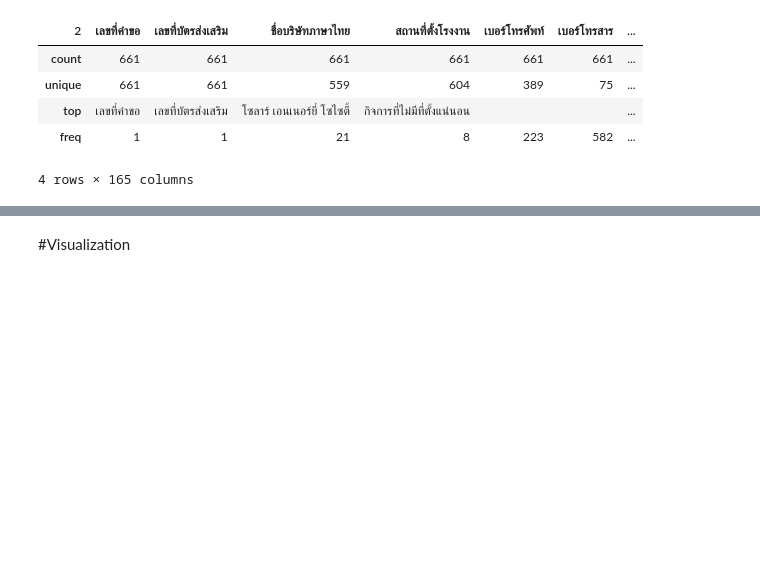
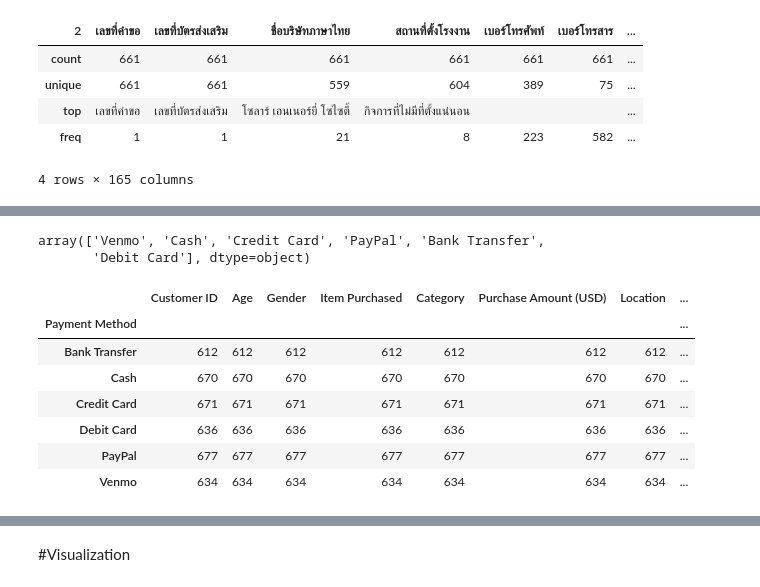
Before and after one commit to puttipongyy/BSC_DPDM23, a Jupyter notebook: Understanding_Data.ipynb, the cells around one changed output, grey strips where cells are left out. Saved outputs shown, nothing was run; the diff lists cells and outputs as text; code cells hidden in the pictures; blank space fills up the shorter version.

```diff
--- a/Understanding_Data.ipynb
+++ b/Understanding_Data.ipynb
@@ -76,0 +127,16 @@ data_from_gsheets2.describe()
+# %%
+shopping_data['Payment Method'].unique()
+# %% [output]
+array(['Venmo', 'Cash', 'Credit Card', 'PayPal', 'Bank Transfer',
+       'Debit Card'], dtype=object)
+# %%
+shopping_data.groupby('Payment Method').count()
+# %% [output]
+|  | Customer ID | Age | Gender | Item Purchased | Category | Purchase Amount (USD) | Location | ... |
+| Payment Method |  |  |  |  |  |  |  | ... |
+| Bank Transfer | 612 | 612 | 612 | 612 | 612 | 612 | 612 | ... |
+| Cash | 670 | 670 | 670 | 670 | 670 | 670 | 670 | ... |
+| Credit Card | 671 | 671 | 671 | 671 | 671 | 671 | 671 | ... |
+| Debit Card | 636 | 636 | 636 | 636 | 636 | 636 | 636 | ... |
+| PayPal | 677 | 677 | 677 | 677 | 677 | 677 | 677 | ... |
+| Venmo | 634 | 634 | 634 | 634 | 634 | 634 | 634 | ... |
```
Also changed, not shown: parts of 15 cells of this notebook.
